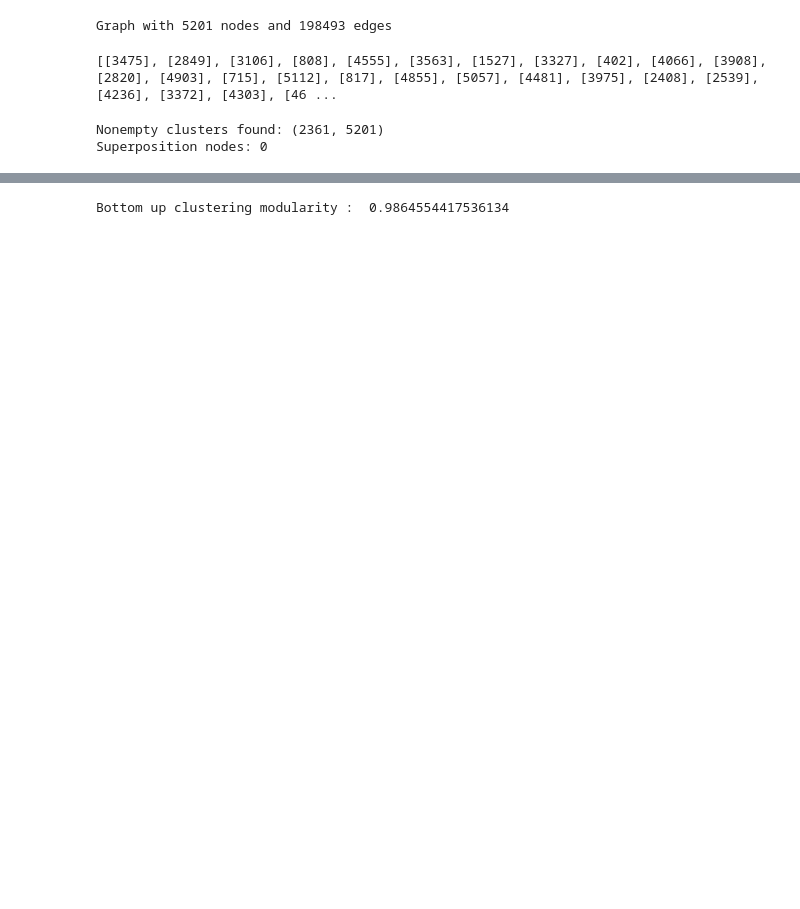
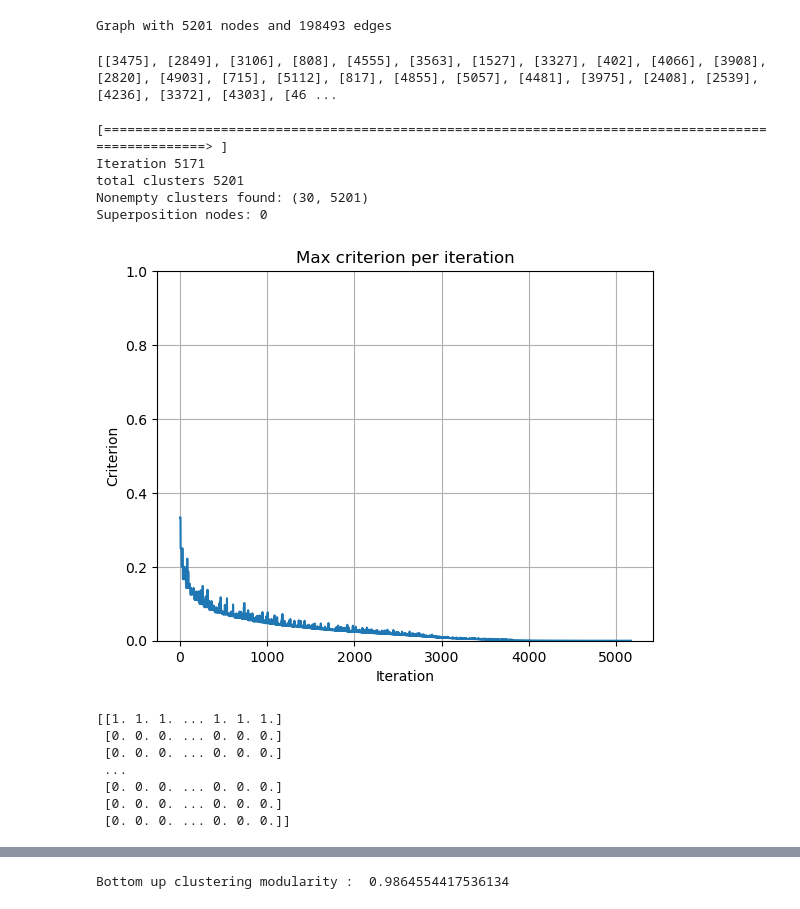
Before and after one commit to MelvinGode/Wikipedia-Clusteing, a Jupyter notebook: bottom_up.ipynb, the cells around one changed output, grey strips where cells are left out. Saved outputs shown, nothing was run; the diff lists cells and outputs as text; code cells hidden in the pictures; blank space fills up the shorter version.

Commit message:
Final bugfix and graph visualization
Clustering bad : need change of criterion

```diff
--- a/bottom_up.ipynb
+++ b/bottom_up.ipynb
@@ -189,6 +154 @@ def bottom_up_clustering(G, limit=50):
     return final_cluster_to_nodes
-# %%
-clusters = bottom_up_clustering(G)
-# %% [output]
-Nonempty clusters found: (2361, 5201)
-Superposition nodes: 0
@@ -197,3 +155,18 @@ Superposition nodes: 0
 # %%
 clusters = bottom_up_clustering(G, limit = 30)
 print(clusters)
+np.save("./Clusterings/bottomupv1",clusters)
+# %% [output]
+[===================================================================================================> ]
+Iteration 5171
+total clusters 5201
+Nonempty clusters found: (30, 5201)
+Superposition nodes: 0
+[figure, added]
+[[1. 1. 1. ... 1. 1. 1.]
+ [0. 0. 0. ... 0. 0. 0.]
+ [0. 0. 0. ... 0. 0. 0.]
+ ...
+ [0. 0. 0. ... 0. 0. 0.]
+ [0. 0. 0. ... 0. 0. 0.]
+ [0. 0. 0. ... 0. 0. 0.]]
```
Also changed, not shown: parts of 7 cells of this notebook, 1 other file.
